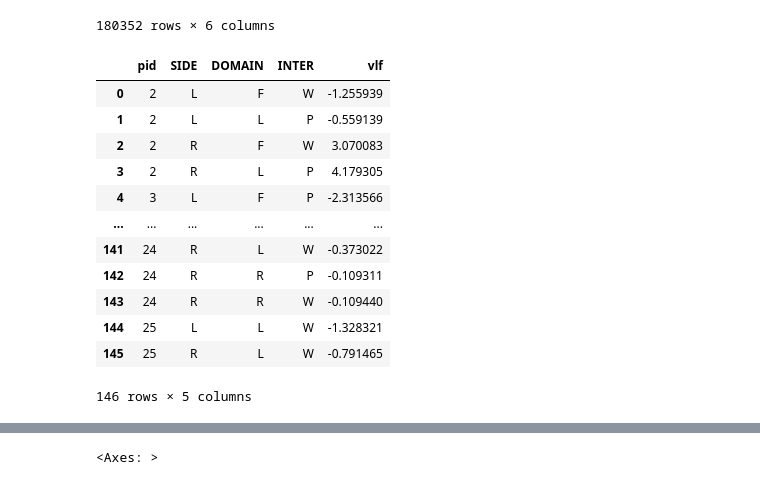
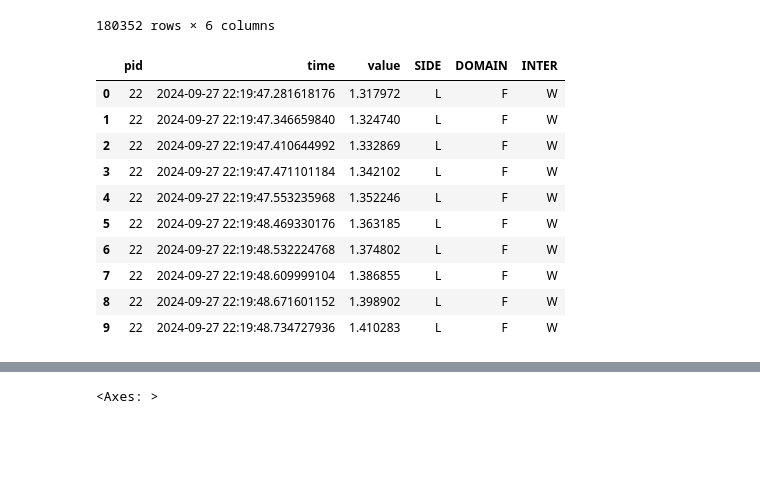
Before and after one commit to your-profile/fNIRS2RL, a Jupyter notebook: vis_data.ipynb, the cells around one changed output, grey strips where cells are left out. Saved outputs shown, nothing was run; the diff lists cells and outputs as text; code cells hidden in the pictures; blank space fills up the shorter version.

```diff
--- a/vis_data.ipynb
+++ b/vis_data.ipynb
@@ -94,36 +128,32 @@ df
 # %%
 from tqdm import tqdm
 from mne.time_frequency import psd_array_multitaper,  tfr_array_morlet
 from scipy.integrate import simpson
 
 # VERY LOW FREQUENCY OSCILLATIONS
 # HIGHER VLFO -> lower prefrontal activation
 
 def freq_transform(fnirs_data, fs=5.2084):
     # VERY LOW FREQUENCY OSCILLATIONS
     # 0.02 - 50seconds
     # 0.07 - 14seconds
     psds, freqs = psd_array_multitaper(fnirs_data,
                                         sfreq=fs, fmin=0.02, fmax=0.07,
                                         adaptive=True, low_bias=True, normalization='length',
                                         max_iter=2000, verbose="Warning")
 
     return simpson(psds, dx=freqs[1] - freqs[0])
 
-freq_df = df.groupby(['pid', 'SIDE', 'DOMAIN', 'INTER']).value.apply(freq_transform).rename('vlf').reset_index()
-freq_df.vlf = np.log(freq_df.vlf)
-freq_df
+df.head(10)
 # %% [output]
-|  | pid | SIDE | DOMAIN | INTER | vlf |
-| 0 | 2 | L | F | W | -1.255939 |
-| 1 | 2 | L | L | P | -0.559139 |
-| 2 | 2 | R | F | W | 3.070083 |
-| 3 | 2 | R | L | P | 4.179305 |
-| 4 | 3 | L | F | P | -2.313566 |
-| ... | ... | ... | ... | ... | ... |
-| 141 | 24 | R | L | W | -0.373022 |
-| 142 | 24 | R | R | P | -0.109311 |
-| 143 | 24 | R | R | W | -0.109440 |
-| 144 | 25 | L | L | W | -1.328321 |
-| 145 | 25 | R | L | W | -0.791465 |
+|  | pid | time | value | SIDE | DOMAIN | INTER |
+| 0 | 22 | 2024-09-27 22:19:47.281618176 | 1.317972 | L | F | W |
+| 1 | 22 | 2024-09-27 22:19:47.346659840 | 1.324740 | L | F | W |
+| 2 | 22 | 2024-09-27 22:19:47.410644992 | 1.332869 | L | F | W |
+| 3 | 22 | 2024-09-27 22:19:47.471101184 | 1.342102 | L | F | W |
+| 4 | 22 | 2024-09-27 22:19:47.553235968 | 1.352246 | L | F | W |
+| 5 | 22 | 2024-09-27 22:19:48.469330176 | 1.363185 | L | F | W |
+| 6 | 22 | 2024-09-27 22:19:48.532224768 | 1.374802 | L | F | W |
+| 7 | 22 | 2024-09-27 22:19:48.609999104 | 1.386855 | L | F | W |
+| 8 | 22 | 2024-09-27 22:19:48.671601152 | 1.398902 | L | F | W |
+| 9 | 22 | 2024-09-27 22:19:48.734727936 | 1.410283 | L | F | W |
-146 rows × 5 columns
```
Also changed, not shown: parts of 5 cells of this notebook, 5 other files.
